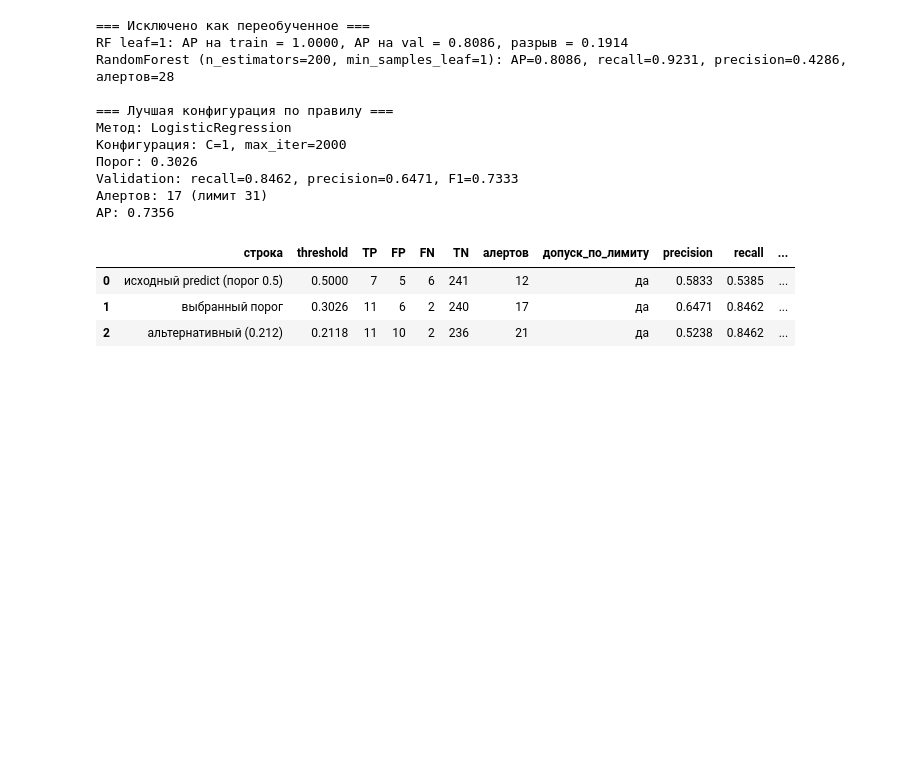
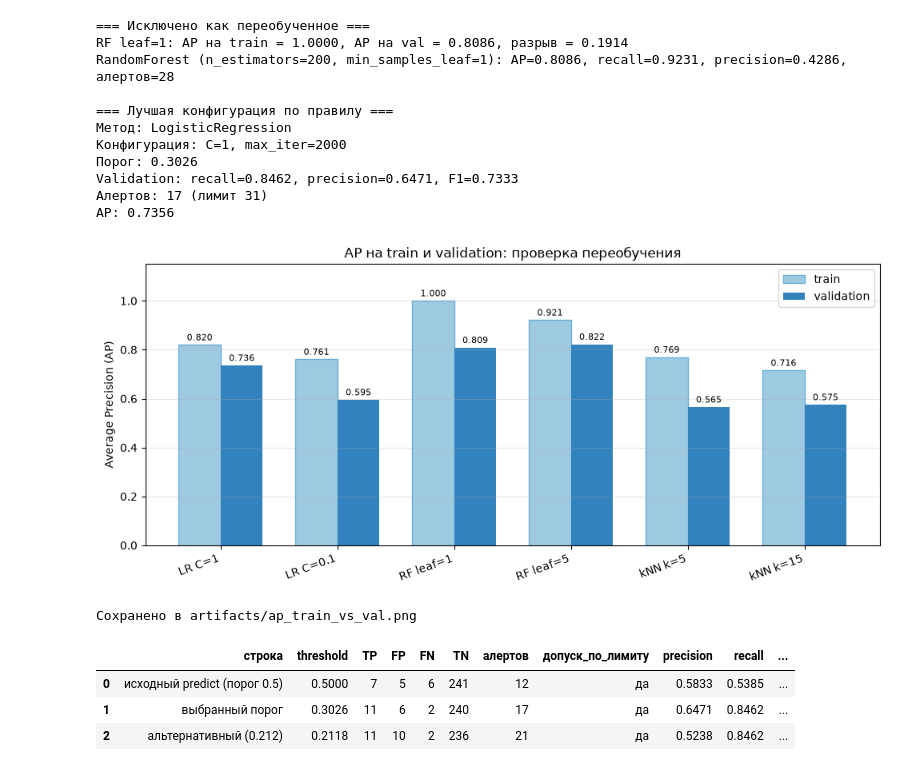
Before and after one commit to golimghostpy/lab02_ab-320_sychuk, a Jupyter notebook: lab02.ipynb, the cells around one changed output. Drawn from its saved outputs; the diff is of its cells as text; code cells hidden in the pictures; blank space fills up the shorter version.

```diff
--- a/lab02.ipynb
+++ b/lab02.ipynb
@@ -909,6 +959,61 @@ RandomForest (n_estimators=200, min_samples_leaf=1): AP=0.8086, recall=0.9231, p
 Validation: recall=0.8462, precision=0.6471, F1=0.7333
 Алертов: 17 (лимит 31)
 AP: 0.7356
+# %%
+# AP на train и validation для всех обученных конфигураций
+def short_label_for_ap(row):
+    method = row['метод']
+    config = row['конфигурация']
+    if method == 'LogisticRegression':
+        return 'LR C=1' if config.startswith('C=1,') else 'LR C=0.1'
+    if method == 'RandomForest':
+        return 'RF leaf=1' if 'min_samples_leaf=1' in config else 'RF leaf=5'
+    if method == 'KNeighbors':
+        return 'kNN k=5' if 'n_neighbors=5' in config else 'kNN k=15'
+    return method
+
+ap_plot_rows = []
+for r in results:
+    if r['метод'] == 'DummyClassifier':
+        continue
+    train_scores_ap = r['pipeline'].predict_proba(X_train)[:, 1]
+    ap_plot_rows.append({
+        'label': short_label_for_ap(r),
+        'AP_train': average_precision_score(y_train, train_scores_ap),
+        'AP_validation': r['AP'],
+    })
+
+ap_plot = pd.DataFrame(ap_plot_rows)
+x = np.arange(len(ap_plot))
+width = 0.36
+
+fig, ax = plt.subplots(figsize=(10, 4.5))
+bars_train = ax.bar(x - width / 2, ap_plot['AP_train'], width,
+                    label='train', color='#9ecae1', edgecolor='#6baed6')
+bars_val = ax.bar(x + width / 2, ap_plot['AP_validation'], width,
+                  label='validation', color='#3182bd')
+
+for bars in (bars_train, bars_val):
+    for bar in bars:
+        h = bar.get_height()
+        ax.text(bar.get_x() + bar.get_width() / 2, h + 0.01, f'{h:.3f}',
+                ha='center', va='bottom', fontsize=8)
+
+ax.set_xticks(x)
+ax.set_xticklabels(ap_plot['label'], rotation=20, ha='right')
+ax.set_ylabel('Average Precision (AP)')
+ax.set_ylim(0, 1.15)
+ax.set_title('AP на train и validation: проверка переобучения')
+ax.legend()
+ax.grid(alpha=0.3, axis='y')
+
+plt.tight_layout()
+plt.savefig(ARTIFACTS_PATH / 'ap_train_vs_val.png', dpi=150, bbox_inches='tight')
+plt.show()
+print(f'Сохранено в {ARTIFACTS_PATH / "ap_train_vs_val.png"}')
+# %% [output]
+[figure, added]
+Сохранено в artifacts/ap_train_vs_val.png
 # %%
 # === Три рабочие точки для выбранной модели (validation) ===
 
```
Also changed, not shown: parts of 6 cells of this notebook, 1 other file.
